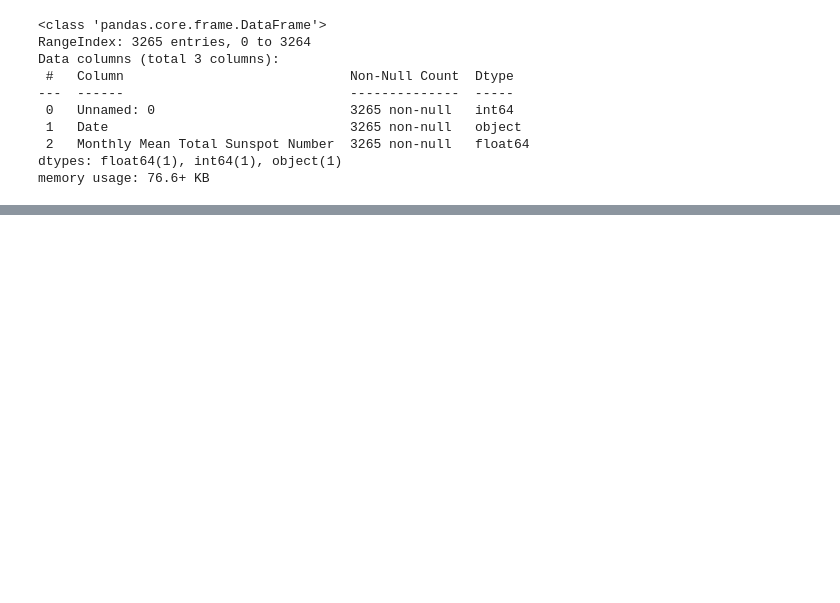
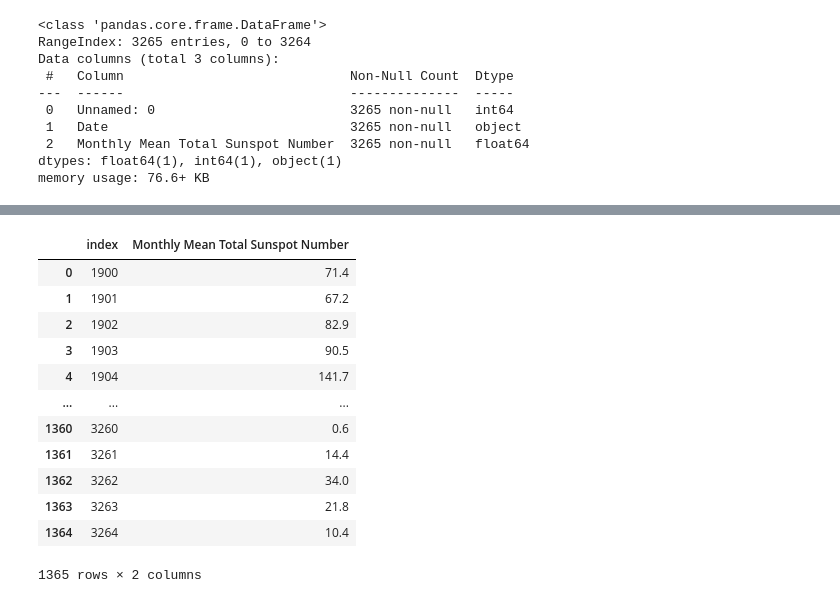
Before and after one commit to damian-robinson/multi-model-analysis, a Jupyter notebook: monthly_sunspots.ipynb, the cells around one changed output, grey strips where cells are left out. Drawn from its saved outputs; the diff is of its cells as text; code cells hidden in the pictures; blank space fills up the shorter version.

```diff
--- a/monthly_sunspots.ipynb
+++ b/monthly_sunspots.ipynb
@@ -44,0 +42,16 @@ sunspots_dataset.head()
+# %%
+sunspots_dataset.reset_index()
+# %% [output]
+|  | index | Monthly Mean Total Sunspot Number |
+| 0 | 1900 | 71.4 |
+| 1 | 1901 | 67.2 |
+| 2 | 1902 | 82.9 |
+| 3 | 1903 | 90.5 |
+| 4 | 1904 | 141.7 |
+| ... | ... | ... |
+| 1360 | 3260 | 0.6 |
+| 1361 | 3261 | 14.4 |
+| 1362 | 3262 | 34.0 |
+| 1363 | 3263 | 21.8 |
+| 1364 | 3264 | 10.4 |
+1365 rows × 2 columns
```
Also changed, not shown: parts of 5 cells of this notebook, 1 other file.
